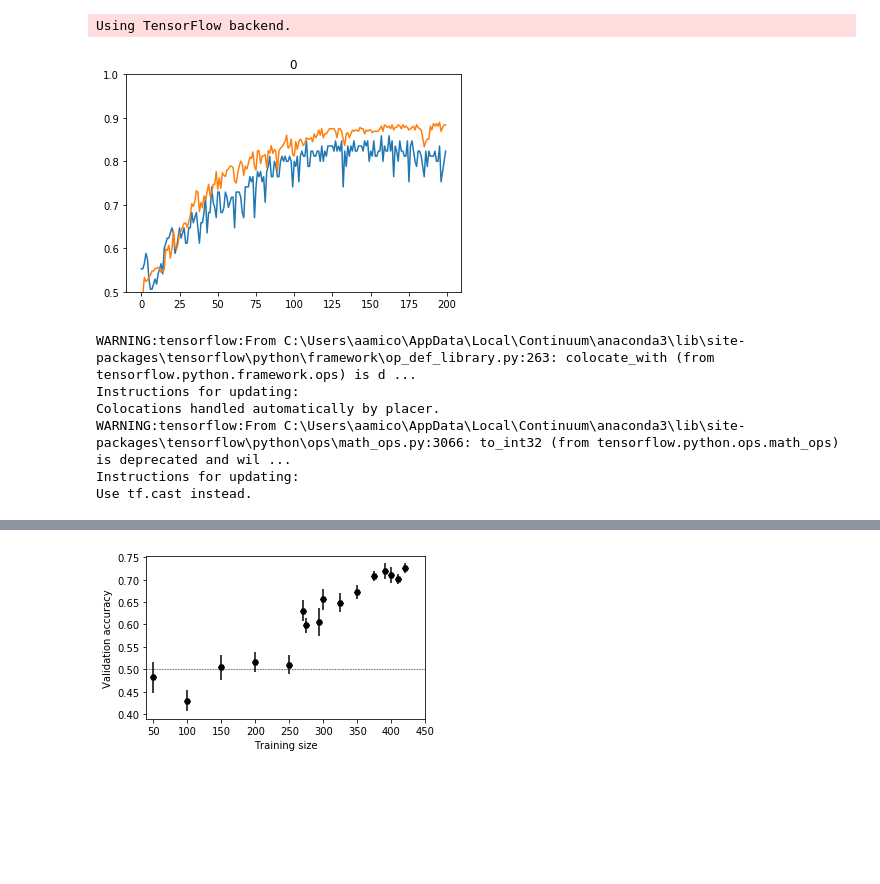
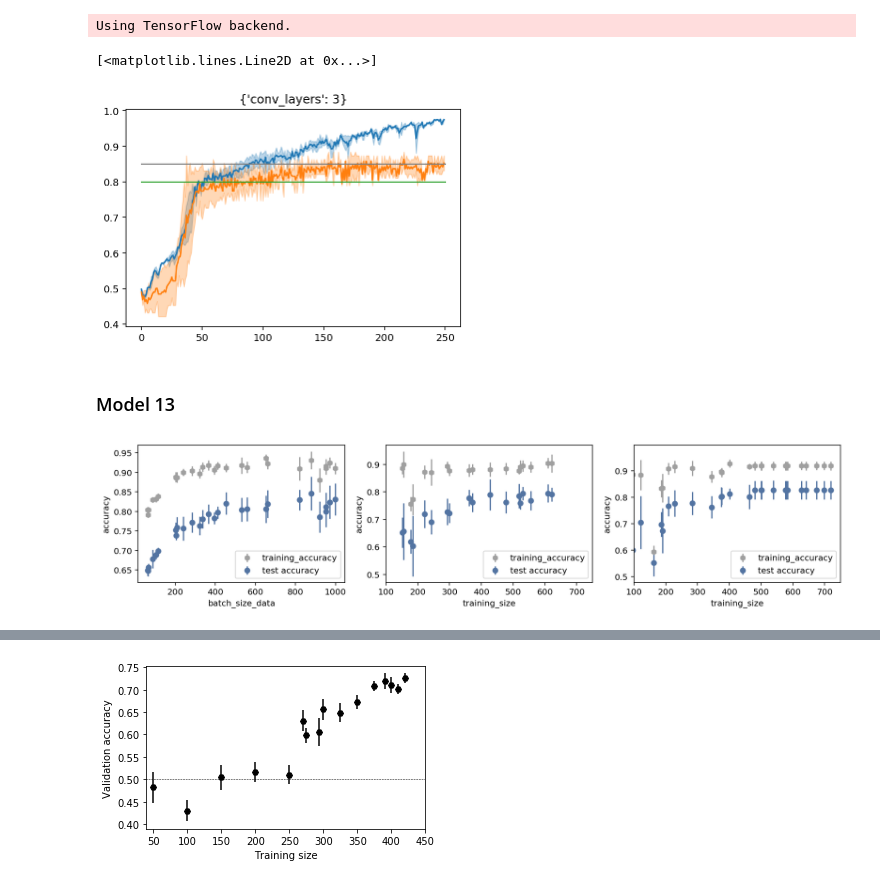
Before and after one commit to AndreaAmico/DeepMouse, a Jupyter notebook: live_history.ipynb, the cells around one changed output, grey strips where cells are left out. Drawn from its saved outputs; the diff is of its cells as text; code cells hidden in the pictures; blank space fills up the shorter version.

Commit message:
testing batch size

```diff
--- a/live_history.ipynb
+++ b/live_history.ipynb
@@ -66 +23,13 @@ def plot_mean_std(df_row, loss=False):
+# %%
+drive_path = 'G:/Il mio Drive/Colab Notebooks/deep_mouse/model_data/grid_tmp.pkl'
+df_tmp = pd.read_pickle(drive_path)
+plot_mean_std(df_tmp.iloc[0])
+df_tmp.best_model_paths[0]
+plt.plot([0, 250], [0.8, 0.8])
+plt.plot([0, 250], [0.85, 0.85], color='gray')
+# %% [output]
+[<matplotlib.lines.Line2D at 0x...>]
+[figure, added]
+# %% [markdown]
+### Model 13
 # %%
@@ -73,13 +38,0 @@ a = 0
-# %%
-history = next(histories)
-
-y_val = history.history['val_acc']
-y_train = history.history['acc']
-
-plt.plot(y_val)
-plt.plot(y_train)
-plt.ylim(0.5,1)
-plt.title(a)
-a = a+1
-# %% [output]
-[figure, removed]
@@ -88,9 +39,11 @@ best_bodel_path = grid_df.loc[grid_df["batch_size"]==32].reset_index(drop=True).
-# %%
-best_model = load_model('./models/04/best_model_04_6.pkl')
-# %% [output]
-WARNING:tensorflow:From C:\Users\aamico\AppData\Local\Continuum\anaconda3\lib\site-packages\tensorflow\python\framework\op_def_library.py:263: colocate_with (from tensorflow.python.framework.ops) is d ...
-Instructions for updating:
-Colocations handled automatically by placer.
-WARNING:tensorflow:From C:\Users\aamico\AppData\Local\Continuum\anaconda3\lib\site-packages\tensorflow\python\ops\math_ops.py:3066: to_int32 (from tensorflow.python.ops.math_ops) is deprecated and wil ...
-Instructions for updating:
-Use tf.cast instead.
+# %%
+fig, (ax1, ax2, ax3) = plt.subplots(1, 3, figsize=(15, 3))
+
+fig, ax = plot_scan_variable(df_13, 'batch_size_data', ax1)
+fig, ax = plot_scan_variable(df_13[df_13.batch_size_data==500], 'training_size', ax2)
+fig, ax = plot_scan_variable(df_13[df_13.batch_size_data==800], 'training_size', ax3)
+ax2.set_xlim(100, 750)
+ax3.set_xlim(100, 750)
+ax2.legend(loc=4);
+# %% [output]
+[figure, added]
```
Also changed, not shown: parts of 20 cells of this notebook, 5 other files.
